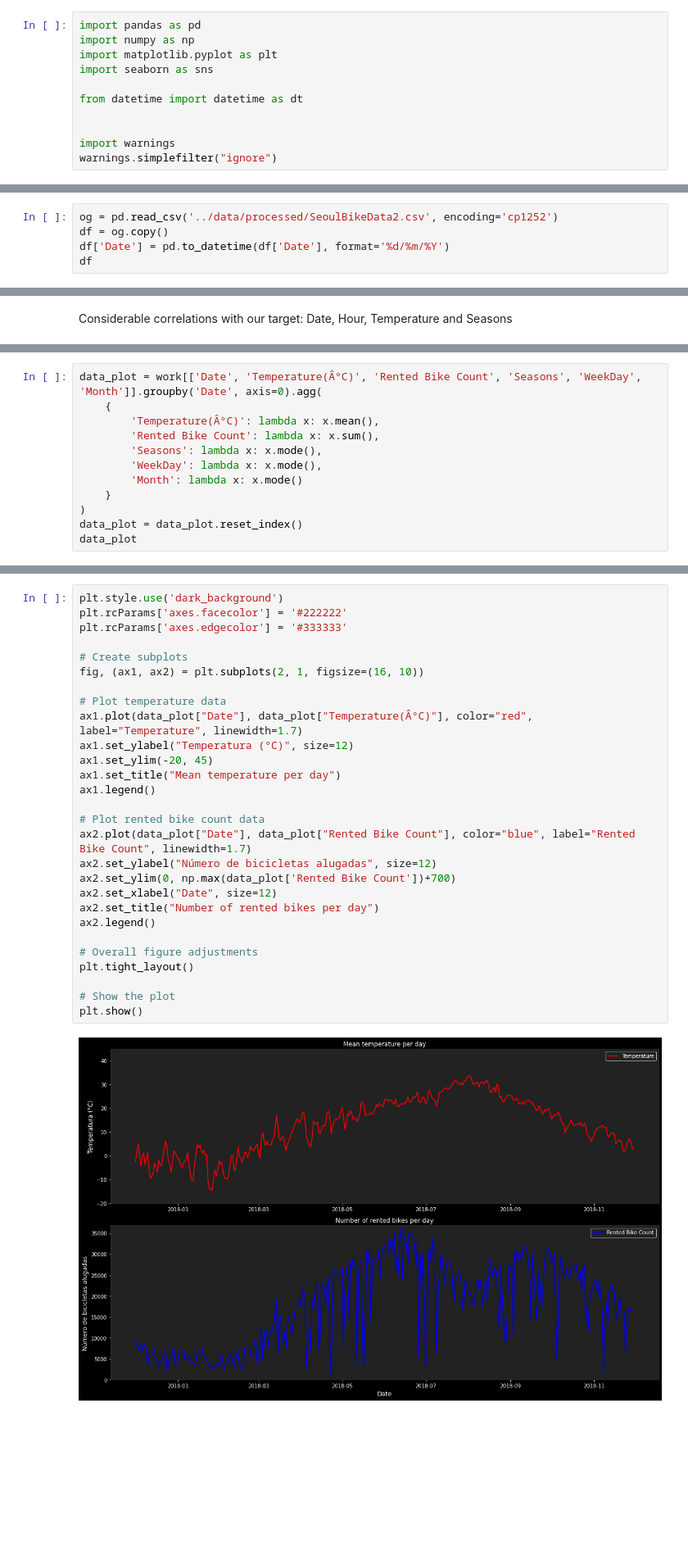
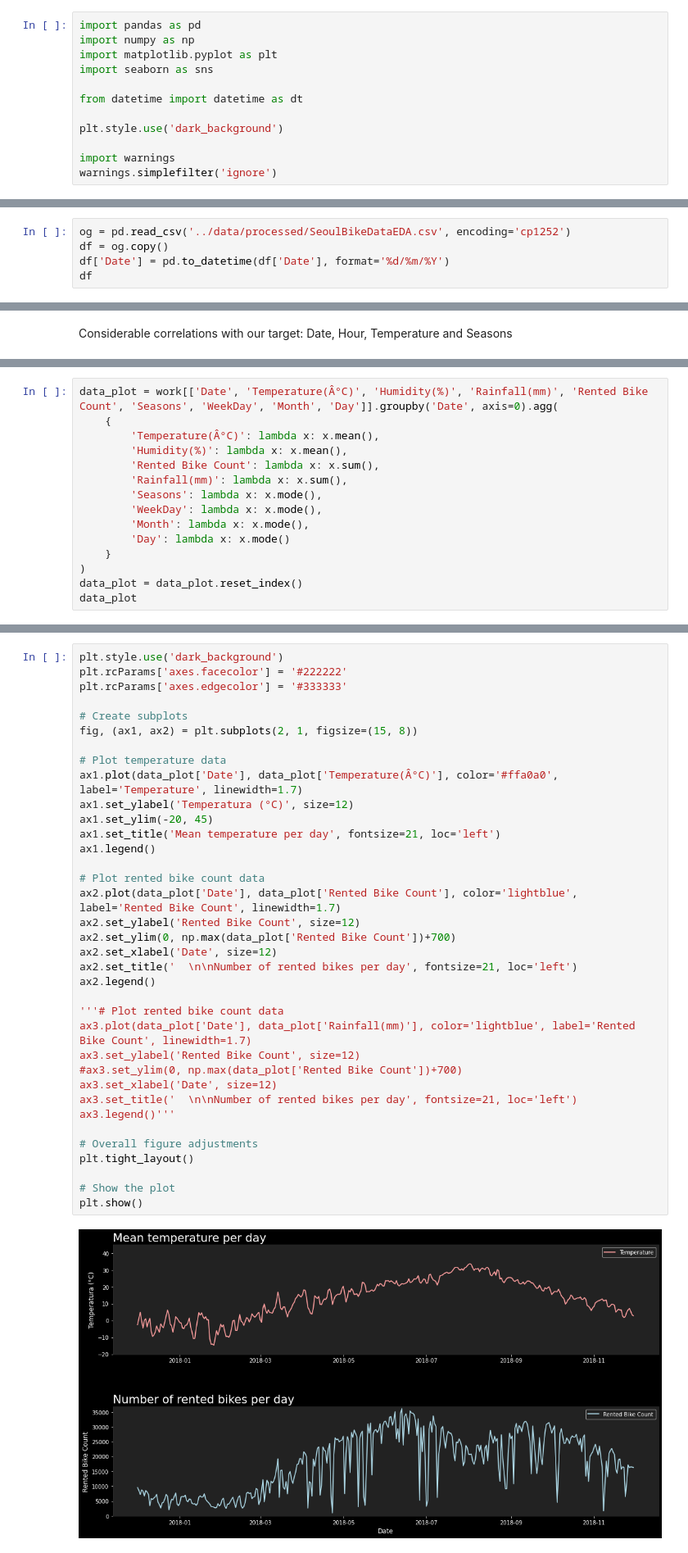
Before and after one commit to LucasParreirasDS/BikeRent, a Jupyter notebook: code/ExploratoryAnalysis1.ipynb, the cells around one changed output, grey strips where cells are left out. Shown at 82% size. Saved outputs shown, nothing was run; the diff lists cells and outputs as text; blank space fills up the shorter version.

```diff
--- a/code/ExploratoryAnalysis1.ipynb
+++ b/code/ExploratoryAnalysis1.ipynb
@@ -10,13 +10,14 @@ import seaborn as sns
 
 from datetime import datetime as dt
 
+plt.style.use('dark_background')
 
 import warnings
-warnings.simplefilter("ignore")
+warnings.simplefilter('ignore')
 # %% [markdown]
 Loading preprocessed dataset and transforming column of date to datetime
 # %%
-og = pd.read_csv('../data/processed/SeoulBikeData2.csv', encoding='cp1252')
+og = pd.read_csv('../data/processed/SeoulBikeDataEDA.csv', encoding='cp1252')
 df = og.copy()
 df['Date'] = pd.to_datetime(df['Date'], format='%d/%m/%Y')
 df
@@ -92,11 +155,14 @@ Let's group the dates and calculate: temperature mean and sum of rented bikes
 # %%
-data_plot = work[['Date', 'Temperature(Â°C)', 'Rented Bike Count', 'Seasons', 'WeekDay', 'Month']].groupby('Date', axis=0).agg(
+data_plot = work[['Date', 'Temperature(Â°C)', 'Humidity(%)', 'Rainfall(mm)', 'Rented Bike Count', 'Seasons', 'WeekDay', 'Month', 'Day']].groupby('Date', axis=0).agg(
     {
         'Temperature(Â°C)': lambda x: x.mean(),
+        'Humidity(%)': lambda x: x.mean(),
         'Rented Bike Count': lambda x: x.sum(),
+        'Rainfall(mm)': lambda x: x.sum(),
         'Seasons': lambda x: x.mode(),
         'WeekDay': lambda x: x.mode(),
-        'Month': lambda x: x.mode()
+        'Month': lambda x: x.mode(),
+        'Day': lambda x: x.mode()
     }
 )
 data_plot = data_plot.reset_index()
@@ -118,30 +184,38 @@ data_plot
 # %%
 plt.style.use('dark_background')
 plt.rcParams['axes.facecolor'] = '#222222'
 plt.rcParams['axes.edgecolor'] = '#333333'
 
 # Create subplots
-fig, (ax1, ax2) = plt.subplots(2, 1, figsize=(16, 10))
+fig, (ax1, ax2) = plt.subplots(2, 1, figsize=(15, 8))
 
 # Plot temperature data
-ax1.plot(data_plot["Date"], data_plot["Temperature(Â°C)"], color="red", label="Temperature", linewidth=1.7)
-ax1.set_ylabel("Temperatura (°C)", size=12)
+ax1.plot(data_plot['Date'], data_plot['Temperature(Â°C)'], color='#ffa0a0', label='Temperature', linewidth=1.7)
+ax1.set_ylabel('Temperatura (°C)', size=12)
 ax1.set_ylim(-20, 45)
-ax1.set_title("Mean temperature per day")
+ax1.set_title('Mean temperature per day', fontsize=21, loc='left')
 ax1.legend()
 
 # Plot rented bike count data
-ax2.plot(data_plot["Date"], data_plot["Rented Bike Count"], color="blue", label="Rented Bike Count", linewidth=1.7)
-ax2.set_ylabel("Número de bicicletas alugadas", size=12)
+ax2.plot(data_plot['Date'], data_plot['Rented Bike Count'], color='lightblue', label='Rented Bike Count', linewidth=1.7)
+ax2.set_ylabel('Rented Bike Count', size=12)
 ax2.set_ylim(0, np.max(data_plot['Rented Bike Count'])+700)
-ax2.set_xlabel("Date", size=12)
-ax2.set_title("Number of rented bikes per day")
+ax2.set_xlabel('Date', size=12)
+ax2.set_title('  \n\nNumber of rented bikes per day', fontsize=21, loc='left')
 ax2.legend()
+
+'''# Plot rented bike count data
+ax3.plot(data_plot['Date'], data_plot['Rainfall(mm)'], color='lightblue', label='Rented Bike Count', linewidth=1.7)
+ax3.set_ylabel('Rented Bike Count', size=12)
+#ax3.set_ylim(0, np.max(data_plot['Rented Bike Count'])+700)
+ax3.set_xlabel('Date', size=12)
+ax3.set_title('  \n\nNumber of rented bikes per day', fontsize=21, loc='left')
+ax3.legend()'''
 
 # Overall figure adjustments
 plt.tight_layout()
 
 # Show the plot
 plt.show()
 # %% [output]
-[figure, old version]
+[figure, new version]
```
Also changed, not shown: parts of 57 cells of this notebook.
